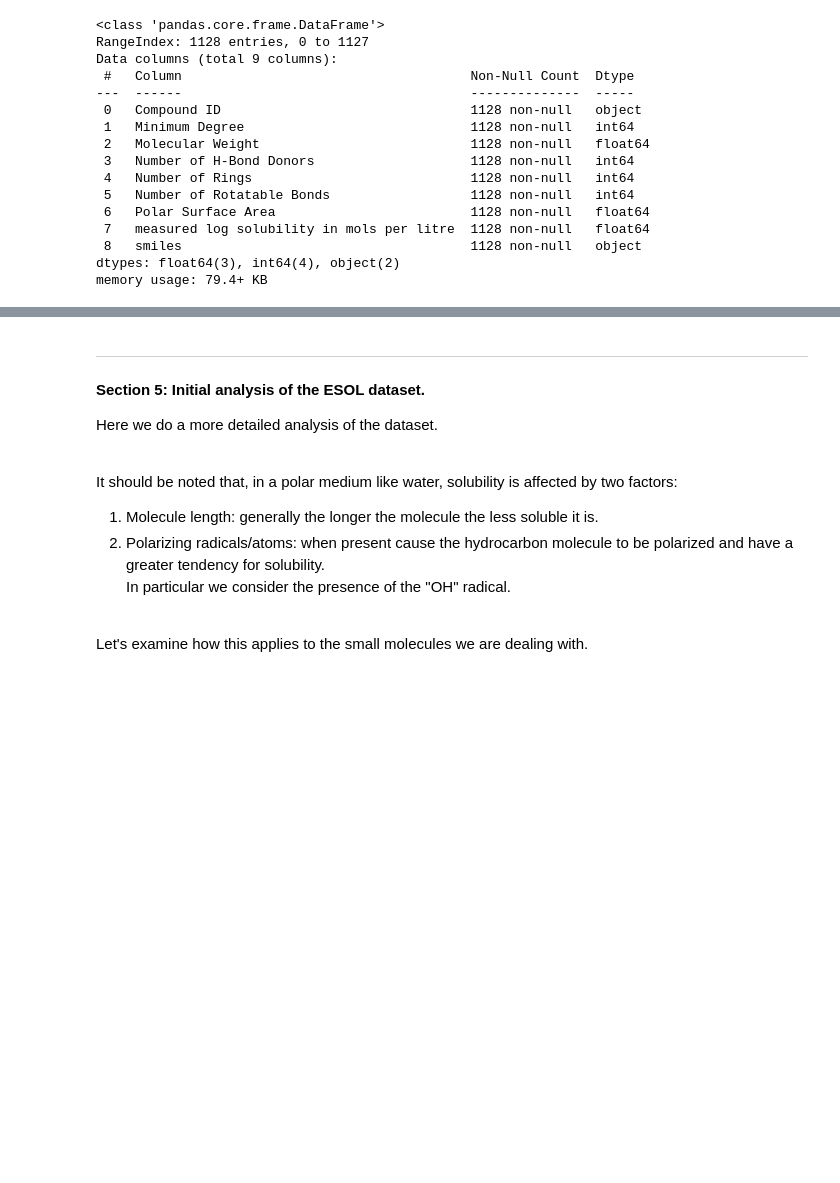
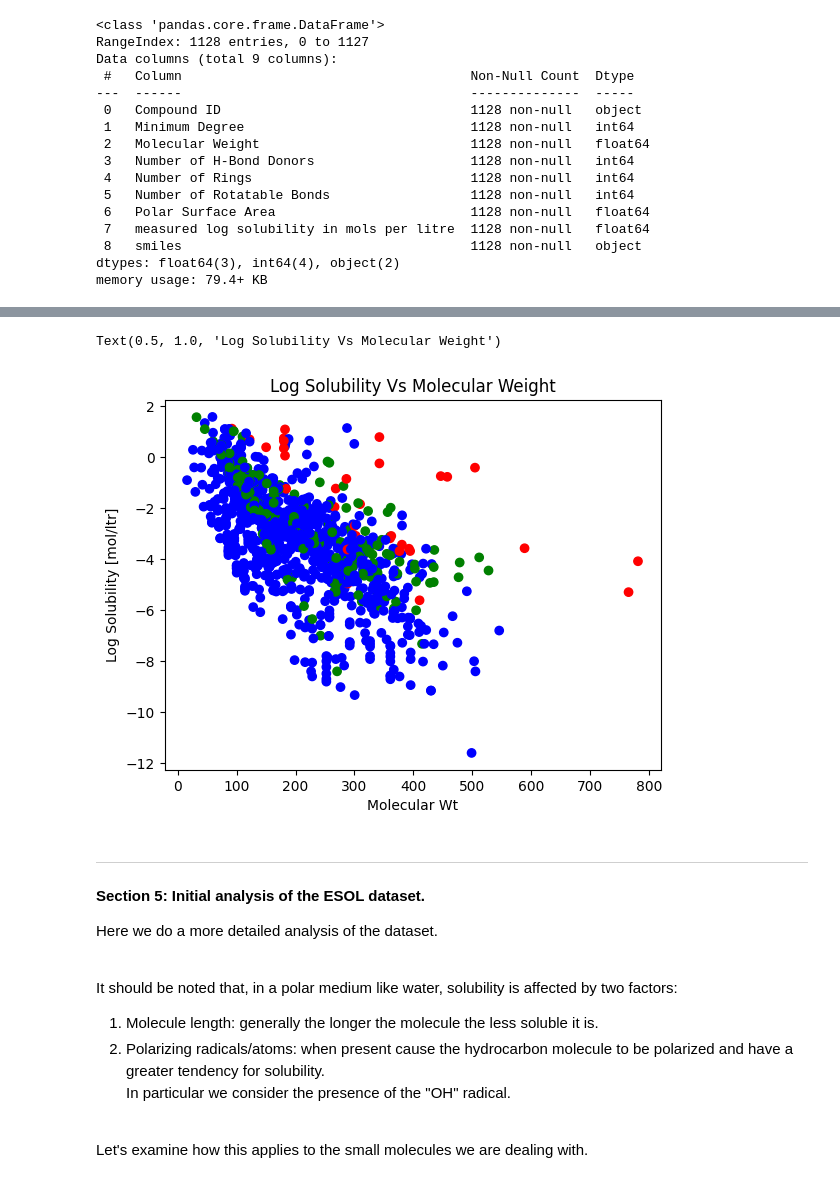
Before and after one commit to Mark12481632/Imperial_MSc_Project, a Jupyter notebook: code/Module_2.ipynb, the cells around one changed output, grey strips where cells are left out. Saved outputs shown, nothing was run; the diff lists cells and outputs as text; code cells hidden in the pictures; blank space fills up the shorter version.

```diff
--- a/code/Module_2.ipynb
+++ b/code/Module_2.ipynb
@@ -285,3 +291,29 @@ edf_temp.describe()
+# %%
+# 4.4. Now we should also factor in the molecules that have radical/polar components.
+
+esol_temp = esol_data.copy()
+esol_temp['Num_OH'] = esol_temp['smiles'].map(lambda mol: len(Chem.MolFromSmiles(mol).GetSubstructMatches(OH_search_pattern)))
+esol_temp['Num_OH'] = esol_temp['Num_OH'].map(lambda x: '0' if x == 0 else '1' if x < 3 else '2')
+
+# Colour defined by number of "OH" radicals per molecule.
+# 0 => No "OH" radical present
+# 1 => at most 2 "OH" radicals per molecule.
+# 2 => more than 2 "OH" radicals per molecule
+colors = {'0':'blue', '1':'green', '2':'red'}
+
+plt.scatter(esol_temp['Molecular Weight'],
+            esol_temp['measured log solubility in mols per litre'],
+            c=esol_temp['Num_OH'].map(colors))
+plt.xlabel('Molecular Wt')
+plt.ylabel('Log Solubility [mol/ltr]')
+plt.title('Log Solubility Vs Molecular Weight')
+
+# We can clearly see that molecules with "OH" radicals tend to be
+# more soluble.  Generally, the more "OH" radicaly per molecule the
+# more soluble.
+# %% [output]
+Text(0.5, 1.0, 'Log Solubility Vs Molecular Weight')
+[figure, added]
 # %% [markdown]
 
 
```
Also changed, not shown: parts of 13 cells of this notebook.
